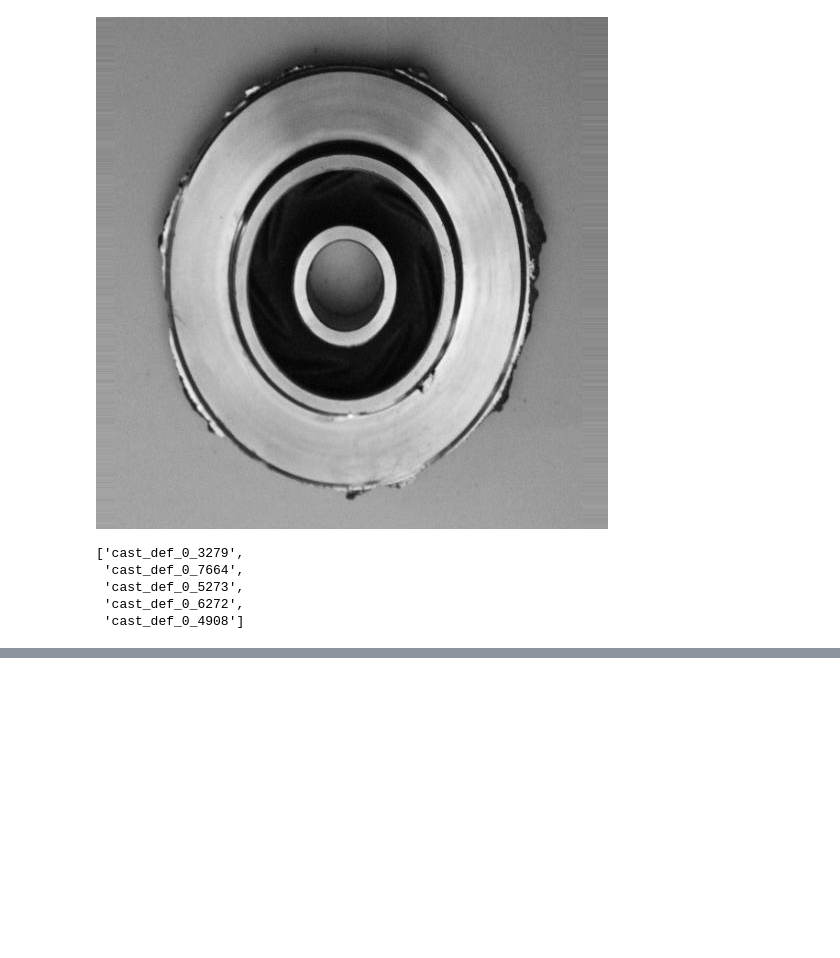
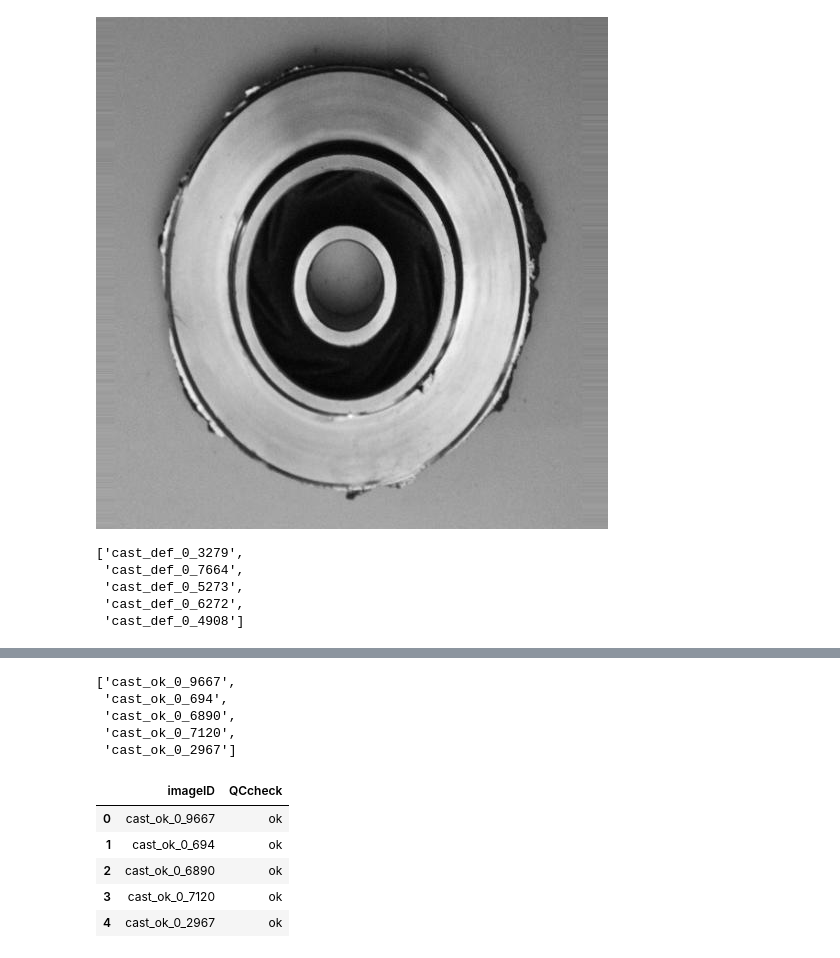
Before and after one commit to AnalystGagan/Project-inteliQC, a Jupyter notebook: inteliQC.ipynb, the cells around one changed output, grey strips where cells are left out. Saved outputs shown, nothing was run; the diff lists cells and outputs as text; code cells hidden in the pictures; blank space fills up the shorter version.

```diff
--- a/inteliQC.ipynb
+++ b/inteliQC.ipynb
@@ -47,21 +72,21 @@ Image("drive/My Drive/Project intelli-qc/487456_1300891_bundle_archive/casting_5
 #   idname.append(id)
 # idname[:5]
 # %%
-# # Create a functiomn for label data
+# Create a function for label data
 
-# def label_data(path):
-#   """
-#   lebel_data function takes the file path object and convert it into idname object(filename of each image in file path object).
-#   """
-#   import os
-#   filepath = [os.path.join(path, file)
-#         for file in os.listdir(path)
-#         if file.endswith('.jpeg')]
-#   idname = []
-#   for i in filepath:
-#     file = os.path.basename(i)
-#     id = os.path.splitext(file)[0]
-#     idname.append(id)
+def label_data(path):
+  """
+  lebel_data function takes the file path object and convert it into idname object(filename of each image in file path object).
+  """
+  import os
+  filepath = [os.path.join(path, file)
+        for file in os.listdir(path)
+        if file.endswith('.jpeg')]
+  idname = []
+  for i in filepath:
+    file = os.path.basename(i)
+    id = os.path.splitext(file)[0]
+    idname.append(id)
 
-#   return idname
+  return idname
 # %%
@@ -81,0 +115,23 @@ df_notok.head()
+# %%
+# create array of good part IDs
+path = "drive/My Drive/Project intelli-qc/487456_1300891_bundle_archive/casting_512x512/casting_512x512/ok_front/"
+ok = label_data(path)
+ok[:5]
+# %% [output]
+['cast_ok_0_9667',
+ 'cast_ok_0_694',
+ 'cast_ok_0_6890',
+ 'cast_ok_0_7120',
+ 'cast_ok_0_2967']
+# %%
+# Create a Dataframe of defective parts
+df_ok = pd.DataFrame(ok, columns=["imageID"])
+df_ok["QCcheck"] = 'ok'
+df_ok.head()
+# %% [output]
+|  | imageID | QCcheck |
+| 0 | cast_ok_0_9667 | ok |
+| 1 | cast_ok_0_694 | ok |
+| 2 | cast_ok_0_6890 | ok |
+| 3 | cast_ok_0_7120 | ok |
+| 4 | cast_ok_0_2967 | ok |
```
Also changed, not shown: parts of 9 cells of this notebook.
